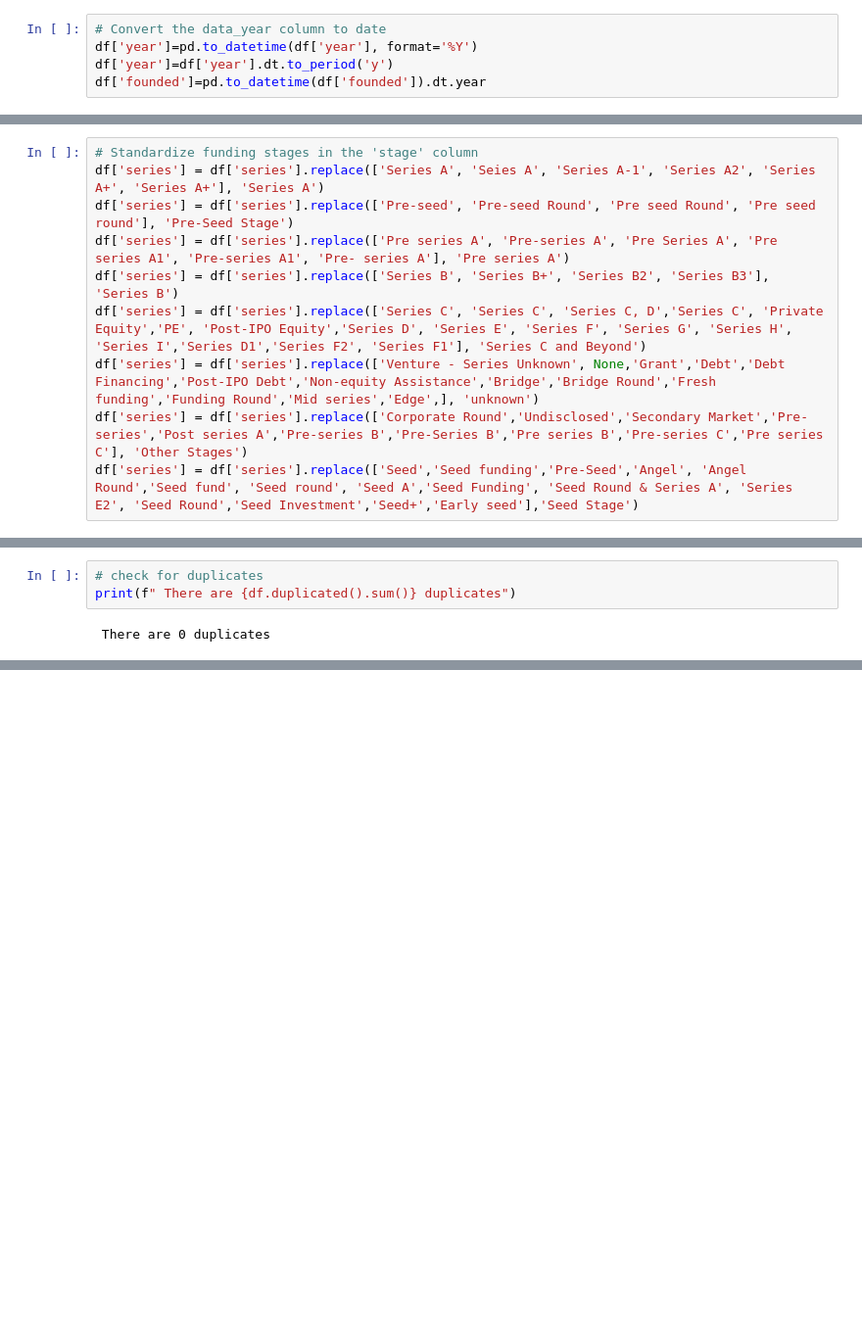
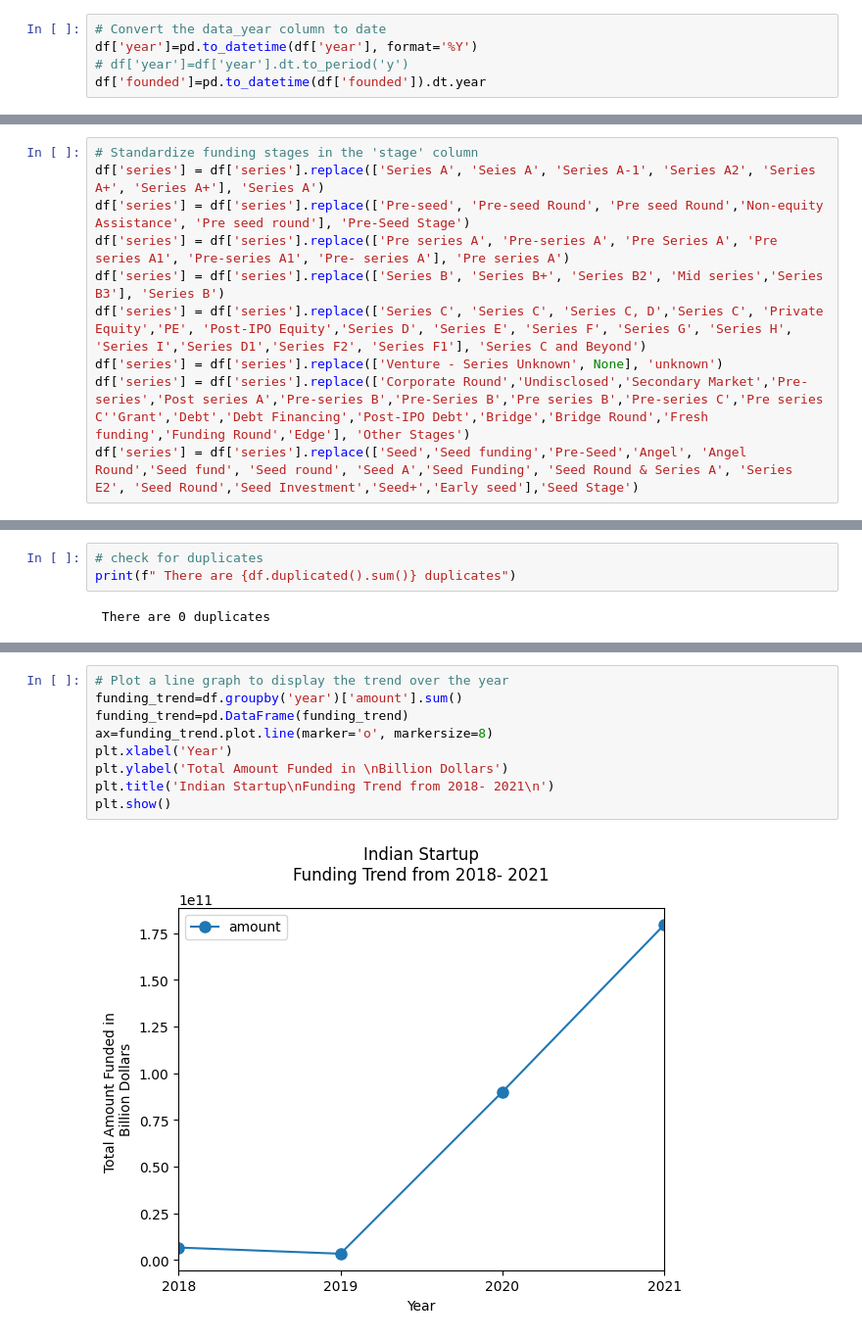
Before and after one commit to MurithiDenisGitobu/EDA-Indian-Startup-Funding, a Jupyter notebook: LP1_Project.ipynb.ipynb, the cells around one changed output, grey strips where cells are left out. Shown at 98% size. Saved outputs shown, nothing was run; the diff lists cells and outputs as text; blank space fills up the shorter version.

```diff
--- a/LP1_Project.ipynb.ipynb
+++ b/LP1_Project.ipynb.ipynb
@@ -587,7 +589,7 @@ df['amount']=pd.to_numeric(df['amount'])
 # %%
 # Convert the data_year column to date
 df['year']=pd.to_datetime(df['year'], format='%Y')
-df['year']=df['year'].dt.to_period('y')
+# df['year']=df['year'].dt.to_period('y')
 df['founded']=pd.to_datetime(df['founded']).dt.year
 # %%
 # check for nulls and duplicated
@@ -731,10 +733,10 @@ df.at[2531,'series']=None
 # %%
 # Standardize funding stages in the 'stage' column
 df['series'] = df['series'].replace(['Series A', 'Seies A', 'Series A-1', 'Series A2', 'Series A+', 'Series A+'], 'Series A')
-df['series'] = df['series'].replace(['Pre-seed', 'Pre-seed Round', 'Pre seed Round', 'Pre seed round'], 'Pre-Seed Stage')
+df['series'] = df['series'].replace(['Pre-seed', 'Pre-seed Round', 'Pre seed Round','Non-equity Assistance', 'Pre seed round'], 'Pre-Seed Stage')
 df['series'] = df['series'].replace(['Pre series A', 'Pre-series A', 'Pre Series A', 'Pre series A1', 'Pre-series A1', 'Pre- series A'], 'Pre series A')
-df['series'] = df['series'].replace(['Series B', 'Series B+', 'Series B2', 'Series B3'], 'Series B')
+df['series'] = df['series'].replace(['Series B', 'Series B+', 'Series B2', 'Mid series','Series B3'], 'Series B')
 df['series'] = df['series'].replace(['Series C', 'Series C', 'Series C, D','Series C', 'Private Equity','PE', 'Post-IPO Equity','Series D', 'Series E', 'Series F', 'Series G', 'Series H', 'Series I','Series D1','Series F2', 'Series F1'], 'Series C and Beyond')
-df['series'] = df['series'].replace(['Venture - Series Unknown', None,'Grant','Debt','Debt Financing','Post-IPO Debt','Non-equity Assistance','Bridge','Bridge Round','Fresh funding','Funding Round','Mid series','Edge',], 'unknown')
-df['series'] = df['series'].replace(['Corporate Round','Undisclosed','Secondary Market','Pre-series','Post series A','Pre-series B','Pre-Series B','Pre series B','Pre-series C','Pre series C'], 'Other Stages')
+df['series'] = df['series'].replace(['Venture - Series Unknown', None], 'unknown')
+df['series'] = df['series'].replace(['Corporate Round','Undisclosed','Secondary Market','Pre-series','Post series A','Pre-series B','Pre-Series B','Pre series B','Pre-series C','Pre series C''Grant','Debt','Debt Financing','Post-IPO Debt','Bridge','Bridge Round','Fresh funding','Funding Round','Edge'], 'Other Stages')
 df['series'] = df['series'].replace(['Seed','Seed funding','Pre-Seed','Angel', 'Angel Round','Seed fund', 'Seed round', 'Seed A','Seed Funding', 'Seed Round & Series A', 'Series E2', 'Seed Round','Seed Investment','Seed+','Early seed'],'Seed Stage')
@@ -849,0 +903,11 @@ memory usage: 311.8+ KB
+# %%
+# Plot a line graph to display the trend over the year
+funding_trend=df.groupby('year')['amount'].sum()
+funding_trend=pd.DataFrame(funding_trend)
+ax=funding_trend.plot.line(marker='o', markersize=8)
+plt.xlabel('Year')
+plt.ylabel('Total Amount Funded in \nBillion Dollars')
+plt.title('Indian Startup\nFunding Trend from 2018- 2021\n')
+plt.show()
+# %% [output]
+[figure, added]
```
Also changed, not shown: parts of 25 cells of this notebook.
